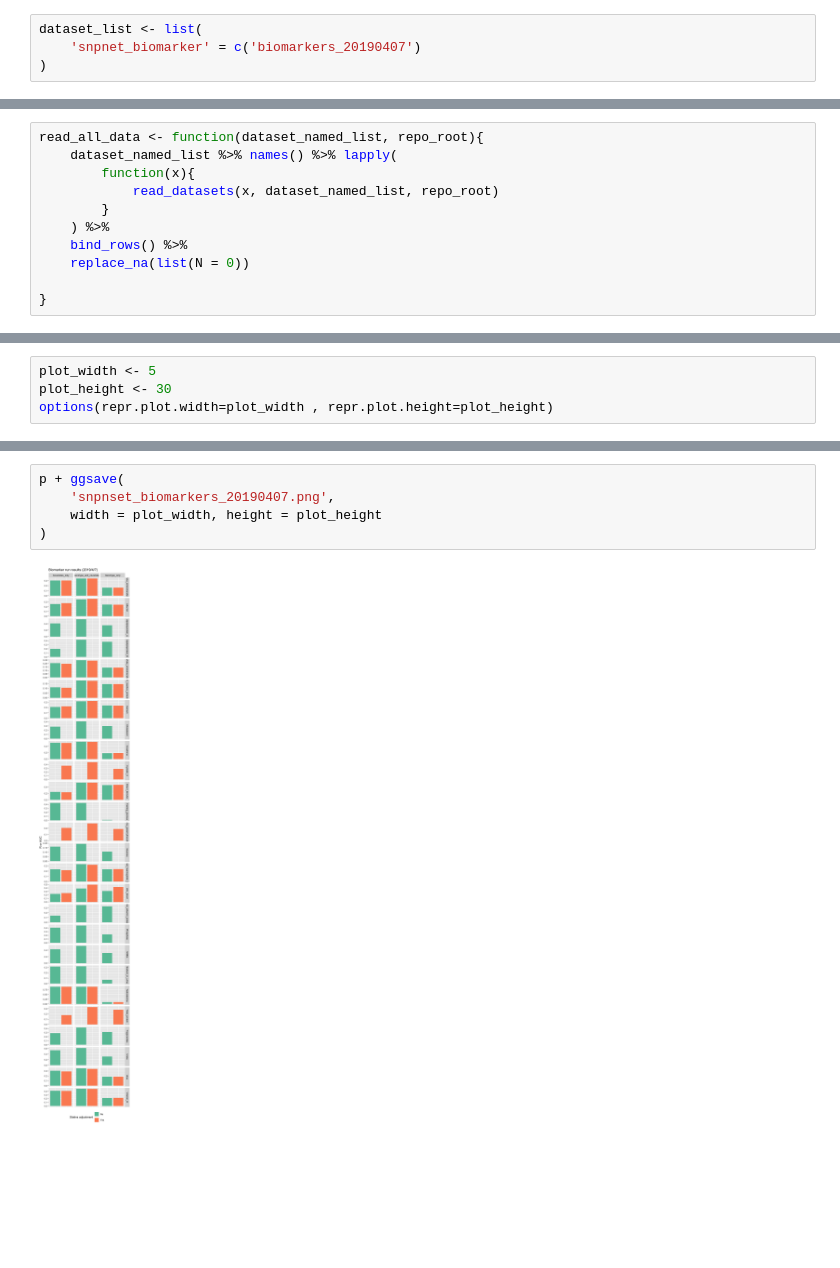
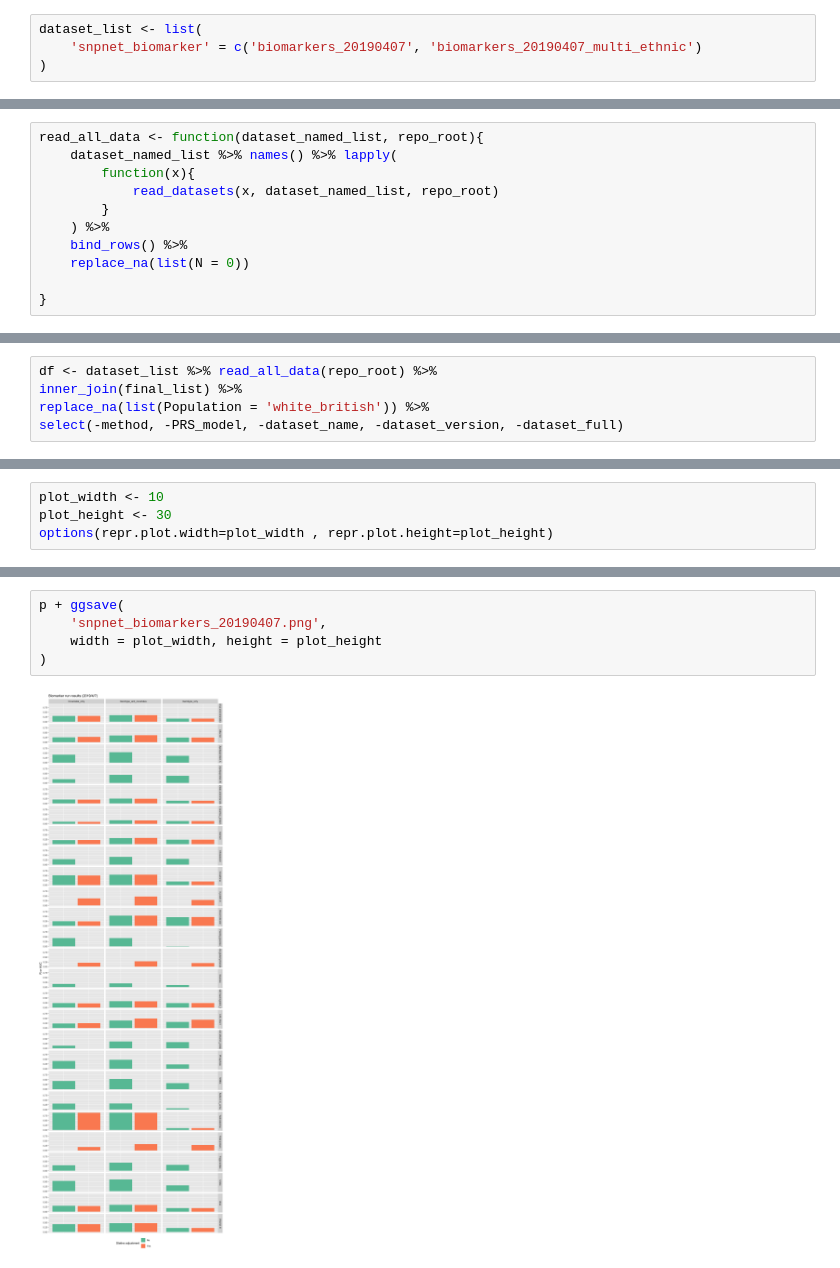
Before and after one commit to rivas-lab/PRS, a Jupyter notebook: notebook/20190407_biomarkers/snpnet_biomarkers_20190407.ipynb, the cells around one changed output, grey strips where cells are left out. Saved outputs shown, nothing was run; the diff lists cells and outputs as text; blank space fills up the shorter version.

Commit message:
add updated plots on repo

```diff
--- a/notebook/20190407_biomarkers/snpnet_biomarkers_20190407.ipynb
+++ b/notebook/20190407_biomarkers/snpnet_biomarkers_20190407.ipynb
@@ -25,5 +6,5 @@ The following object is masked from ‘package:purrr’:
 repo_root <- normalizePath('../../')
 # %%
 dataset_list <- list(
-    'snpnet_biomarker' = c('biomarkers_20190407')
+    'snpnet_biomarker' = c('biomarkers_20190407', 'biomarkers_20190407_multi_ethnic')
 )
@@ -77,0 +72,5 @@ read_all_data <- function(dataset_named_list, repo_root){
+# %%
+df <- dataset_list %>% read_all_data(repo_root) %>%
+inner_join(final_list) %>%
+replace_na(list(Population = 'white_british')) %>%
+select(-method, -PRS_model, -dataset_name, -dataset_version, -dataset_full)
@@ -78 +201,5 @@ read_all_data <- function(dataset_named_list, repo_root){
+# %%
+plot_width <- 10
+plot_height <- 30
+options(repr.plot.width=plot_width , repr.plot.height=plot_height)
 # %%
@@ -123,4 +229,0 @@ df
-# %%
-plot_width <- 5
-plot_height <- 30
-options(repr.plot.width=plot_width , repr.plot.height=plot_height)
@@ -156,7 +230,7 @@ p
 # %%
 p + ggsave(
-    'snpnset_biomarkers_20190407.png',
+    'snpnet_biomarkers_20190407.png',
     width = plot_width, height = plot_height
 )
 # %% [output]
-[figure, old version]
+[figure, new version]
```
Also changed, not shown: parts of 18 cells of this notebook, 6 other files.
